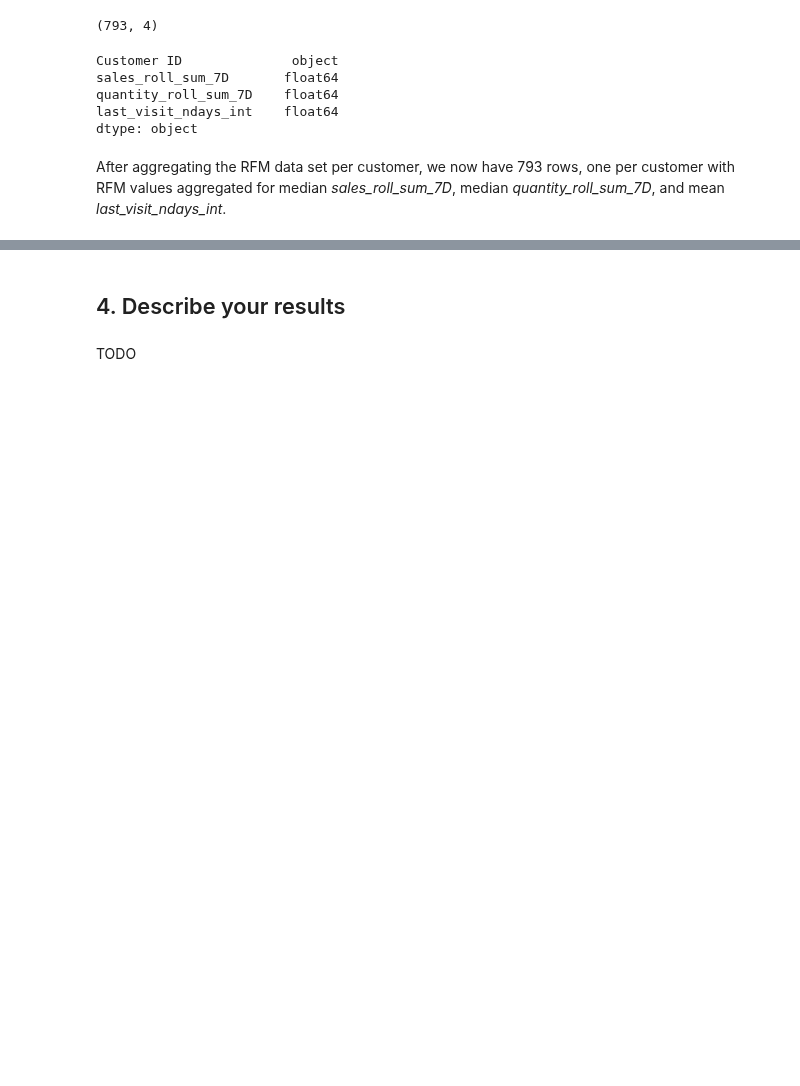
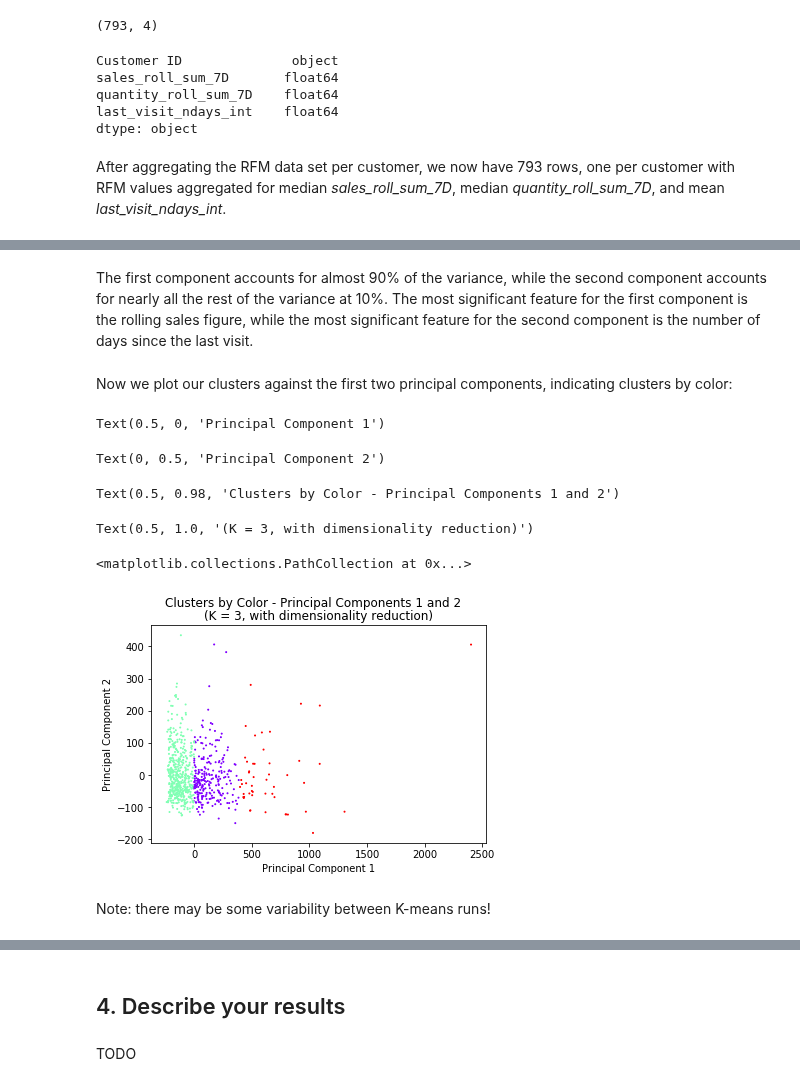
Before and after one commit to pelorenz/data-science-420, a Jupyter notebook: L03-PeterLorenz.ipynb, the cells around one changed output, grey strips where cells are left out. Cells and saved outputs as stored; diff of their text form; code cells hidden in the pictures; blank space fills up the shorter version.

```diff
--- a/L03-PeterLorenz.ipynb
+++ b/L03-PeterLorenz.ipynb
@@ -198,0 +295,6 @@ After aggregating the RFM data set per customer, we now have 793 rows, one per c
+# %%
+# Fit K-means clusters to aggregated RFM data per customer
+kmeans = KMeans(init='k-means++', n_clusters=CLUSTERS).fit(rfm_agg)
+
+# Assign clusters per customer
+classes = kmeans.predict(rfm_agg)
@@ -198,0 +303,7 @@ After aggregating the RFM data set per customer, we now have 793 rows, one per c
+# %%
+# Perform PCA decomposition on the K-means data set
+pca = PCA(n_components=len(rfm_agg.columns))
+pc = pca.fit_transform(rfm_agg)
+
+# Extract the explained variance per component
+explained_variance_ratio = np.sort(np.array(pca.explained_variance_ratio_))[::-1]
@@ -198,0 +339,21 @@ After aggregating the RFM data set per customer, we now have 793 rows, one per c
+# %% [markdown]
+The first component accounts for almost 90% of the variance, while the second component accounts for nearly all the rest of the variance at 10%. The most significant feature for the first component is the rolling sales figure, while the most significant feature for the second component is the number of days since the last visit.
+# %% [markdown]
+Now we plot our clusters against the first two principal components, indicating clusters by color:
+# %%
+# Plot the cluster against the first two principal components
+plt.xlabel('Principal Component 1')
+plt.ylabel('Principal Component 2')
+plt.suptitle('Clusters by Color - Principal Components 1 and 2')
+plt.title('(K = ' + str(CLUSTERS) + ', with dimensionality reduction)')
+plt.scatter(pc[:, 0], pc[:, 1], c=classes, s=1, cmap='rainbow')
+plt.show()
+# %% [output]
+Text(0.5, 0, 'Principal Component 1')
+Text(0, 0.5, 'Principal Component 2')
+Text(0.5, 0.98, 'Clusters by Color - Principal Components 1 and 2')
+Text(0.5, 1.0, '(K = 3, with dimensionality reduction)')
+<matplotlib.collections.PathCollection at 0x...>
+[figure, added]
+# %% [markdown]
+Note: there may be some variability between K-means runs!
```
Also changed, not shown: parts of 17 cells of this notebook.
